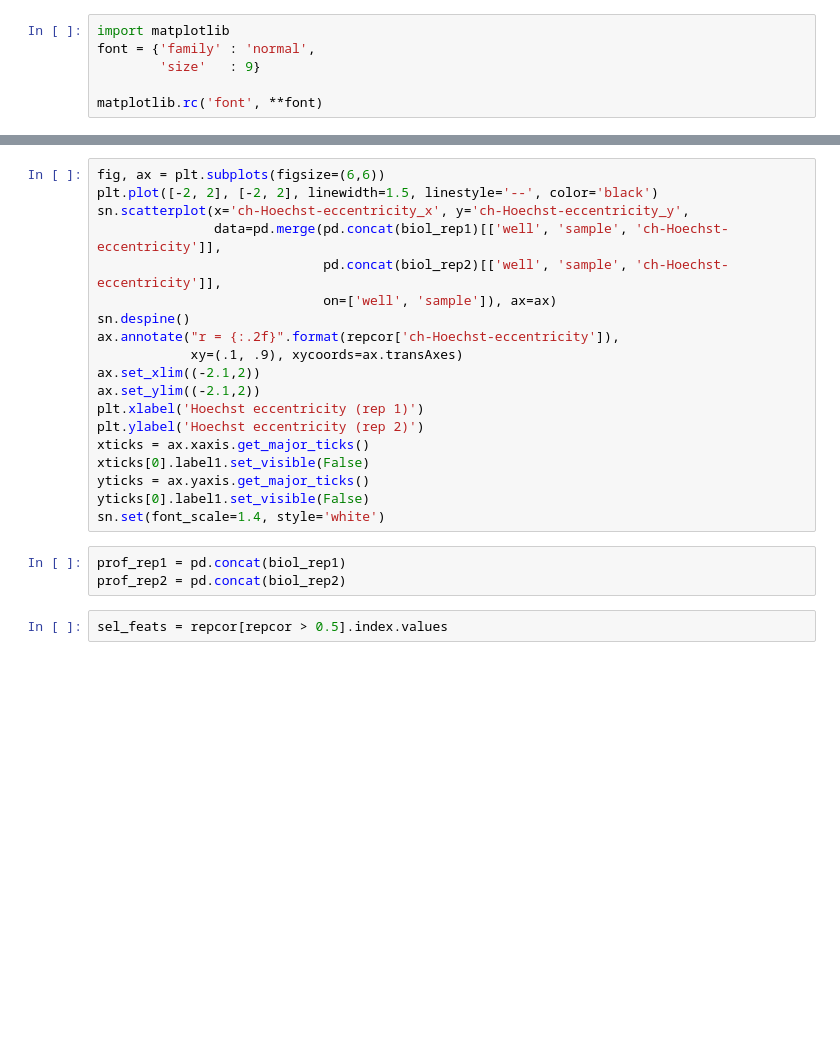
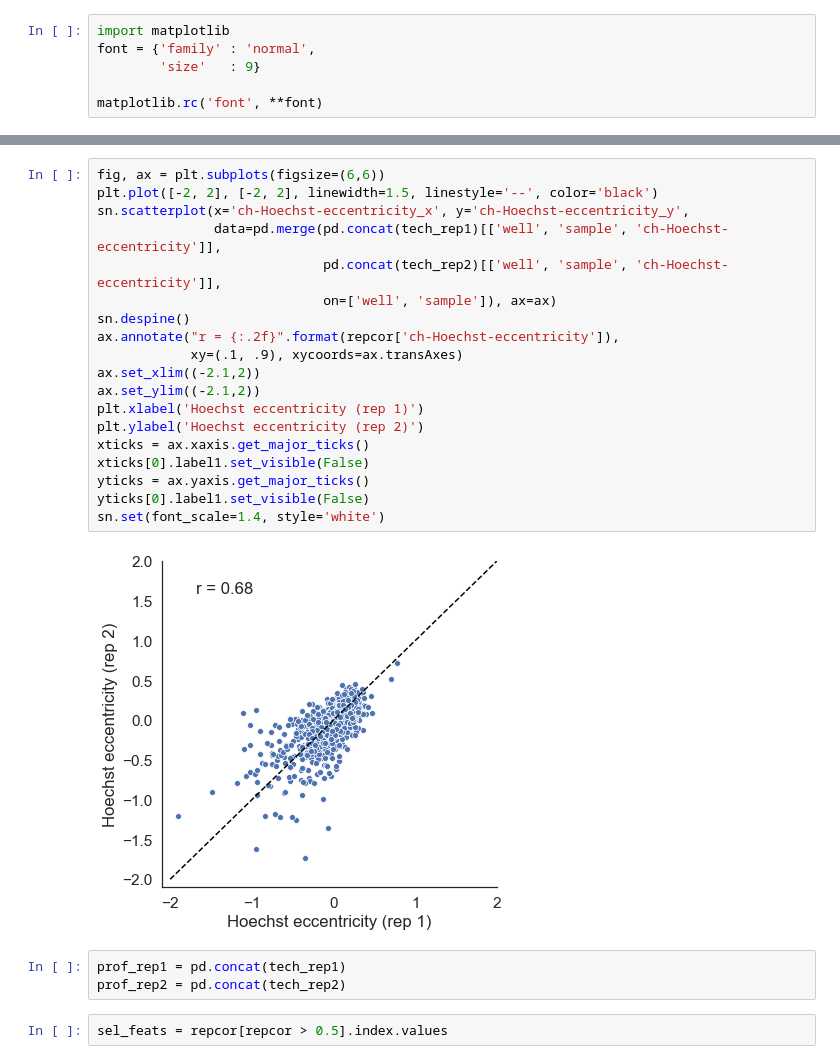
Before and after one commit to vladchimescu/microscopy-notebooks, a Jupyter notebook: coculture_profiling/CLL-feature-selection.ipynb, the cells around one changed output, grey strips where cells are left out. Saved outputs shown, nothing was run; the diff lists cells and outputs as text; blank space fills up the shorter version.

```diff
--- a/coculture_profiling/CLL-feature-selection.ipynb
+++ b/coculture_profiling/CLL-feature-selection.ipynb
@@ -414,25 +495,27 @@ sn.set(font_scale=1.4, style='white')
 # %%
 fig, ax = plt.subplots(figsize=(6,6))
 plt.plot([-2, 2], [-2, 2], linewidth=1.5, linestyle='--', color='black')
 sn.scatterplot(x='ch-Hoechst-eccentricity_x', y='ch-Hoechst-eccentricity_y',
-               data=pd.merge(pd.concat(biol_rep1)[['well', 'sample', 'ch-Hoechst-eccentricity']],
-                             pd.concat(biol_rep2)[['well', 'sample', 'ch-Hoechst-eccentricity']],
+               data=pd.merge(pd.concat(tech_rep1)[['well', 'sample', 'ch-Hoechst-eccentricity']],
+                             pd.concat(tech_rep2)[['well', 'sample', 'ch-Hoechst-eccentricity']],
                              on=['well', 'sample']), ax=ax)
 sn.despine()
 ax.annotate("r = {:.2f}".format(repcor['ch-Hoechst-eccentricity']),
             xy=(.1, .9), xycoords=ax.transAxes)
 ax.set_xlim((-2.1,2))
 ax.set_ylim((-2.1,2))
 plt.xlabel('Hoechst eccentricity (rep 1)')
 plt.ylabel('Hoechst eccentricity (rep 2)')
 xticks = ax.xaxis.get_major_ticks()
 xticks[0].label1.set_visible(False)
 yticks = ax.yaxis.get_major_ticks()
 yticks[0].label1.set_visible(False)
 sn.set(font_scale=1.4, style='white')
+# %% [output]
+[figure, added]
 # %%
-prof_rep1 = pd.concat(biol_rep1)
-prof_rep2 = pd.concat(biol_rep2)
+prof_rep1 = pd.concat(tech_rep1)
+prof_rep2 = pd.concat(tech_rep2)
 # %%
 sel_feats = repcor[repcor > 0.5].index.values
 # %%
```
Also changed, not shown: parts of 37 cells of this notebook.
